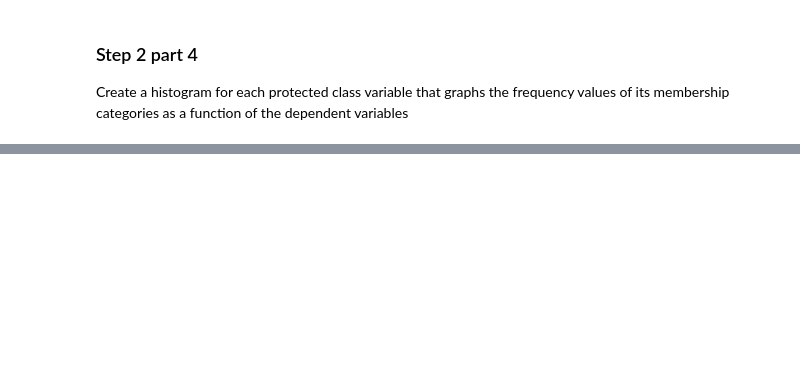
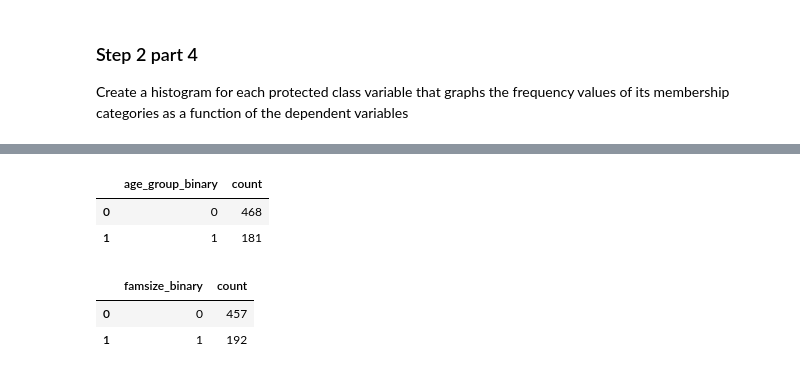
Before and after one commit to ethics-final/AIEthicsFinalProject, a Jupyter notebook: viz_usage_example.ipynb, the cells around one changed output, grey strips where cells are left out. Cells and saved outputs as stored; diff of their text form; code cells hidden in the pictures; blank space fills up the shorter version.

```diff
--- a/viz_usage_example.ipynb
+++ b/viz_usage_example.ipynb
@@ -33,0 +95,16 @@ fig.show()
+# %%
+count = new_df.groupby(['age_group_binary']).size()
+temp = pd.DataFrame(count.reset_index(name = "count"))
+temp
+# %% [output]
+|  | age_group_binary | count |
+| 0 | 0 | 468 |
+| 1 | 1 | 181 |
+# %%
+count = new_df.groupby(['famsize_binary']).size()
+temp = pd.DataFrame(count.reset_index(name = "count"))
+temp
+# %% [output]
+|  | famsize_binary | count |
+| 0 | 0 | 457 |
+| 1 | 1 | 192 |
```
Also changed, not shown: parts of 15 cells of this notebook.
